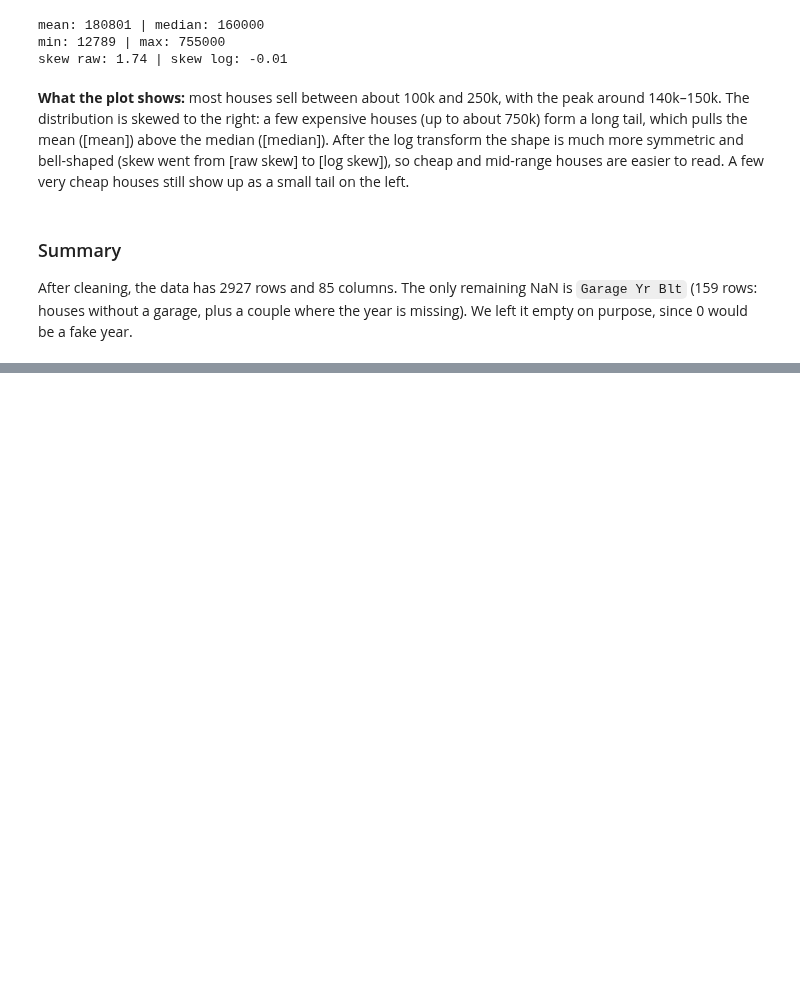
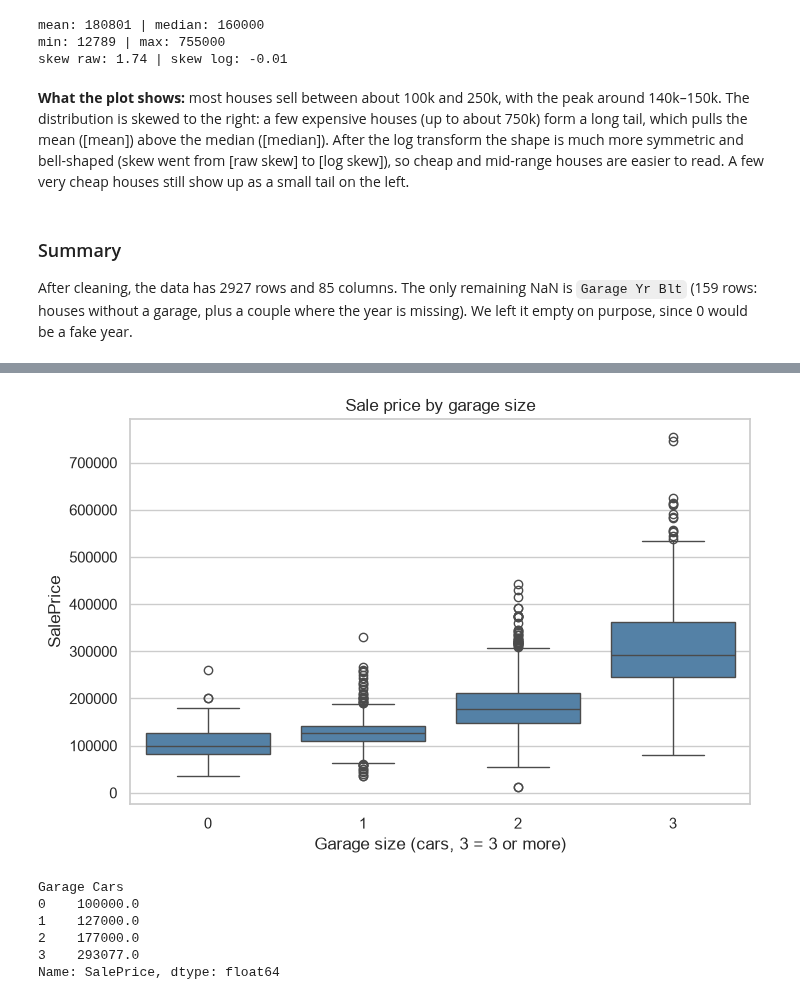
Before and after one commit to Maroscsak-Daniel/Labor-ML-, a Jupyter notebook: analysis.ipynb, the cells around one changed output, grey strips where cells are left out. Cells and saved outputs as stored; diff of their text form; code cells hidden in the pictures; blank space fills up the shorter version.

```diff
--- a/analysis.ipynb
+++ b/analysis.ipynb
@@ -388,0 +446,19 @@ After cleaning, the data has 2927 rows and 85 columns. The only remaining NaN is
+# %%
+garage = clean_df["Garage Cars"].clip(upper=3).astype(int)
+
+plt.figure(figsize=(8, 5))
+sns.boxplot(x=garage, y=clean_df["SalePrice"], color="steelblue")
+plt.xlabel("Garage size (cars, 3 = 3 or more)")
+plt.ylabel("SalePrice")
+plt.title("Sale price by garage size")
+plt.show()
+
+print(clean_df.groupby(garage)["SalePrice"].median())
+# %% [output]
+[figure, added]
+Garage Cars
+0    100000.0
+1    127000.0
+2    177000.0
+3    293077.0
+Name: SalePrice, dtype: float64
```
Also changed, not shown: parts of 7 cells of this notebook, 1 other file.
